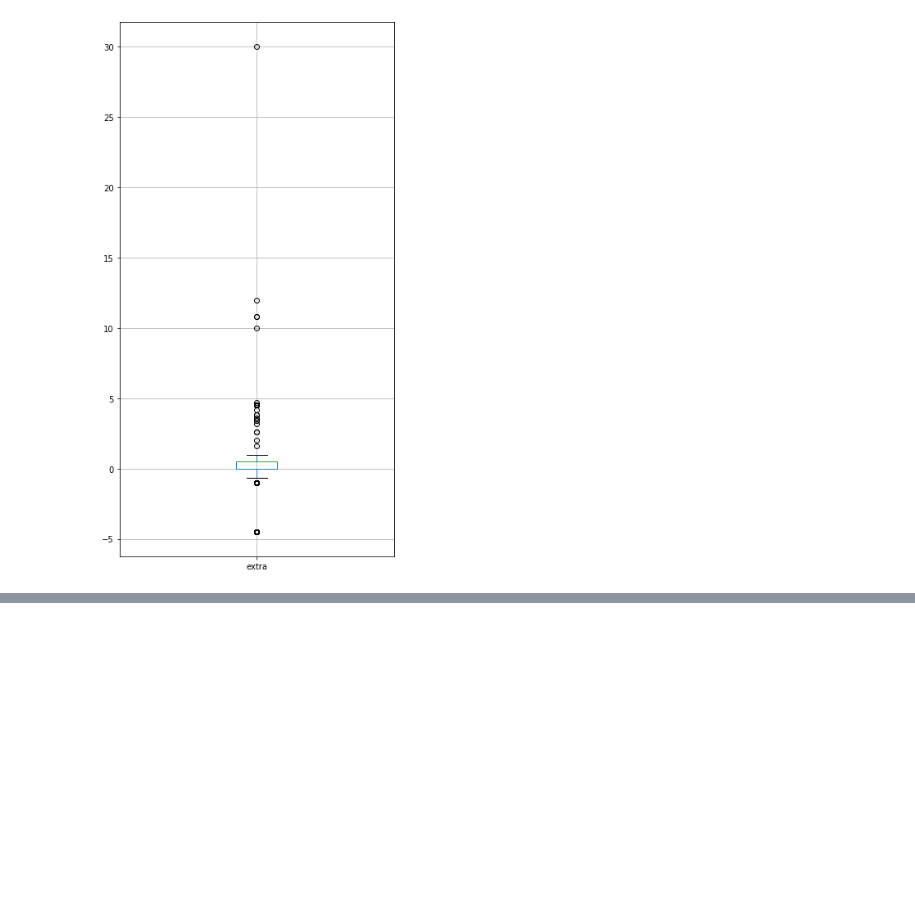
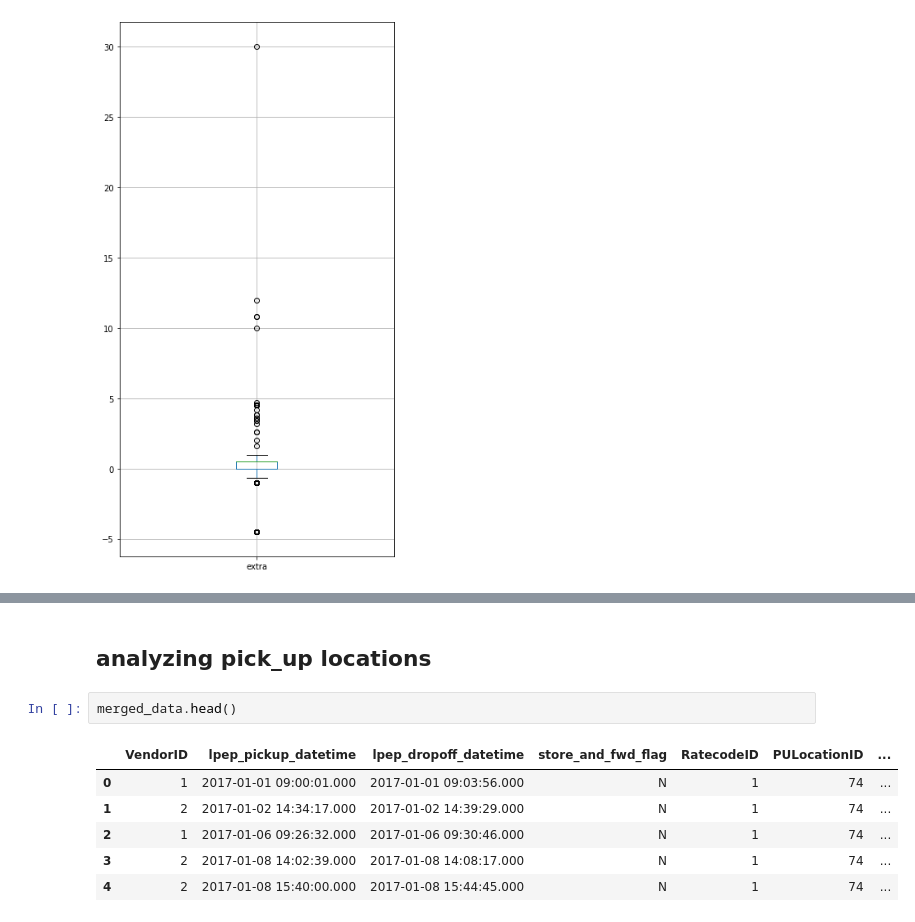
Before and after one commit to abdelrahmanbadoaayad/NYC_TAXI_ANALYSIS, a Jupyter notebook: NYC_taxi_2017.ipynb, the cells around one changed output, grey strips where cells are left out. Saved outputs shown, nothing was run; the diff lists cells and outputs as text; blank space fills up the shorter version.

```diff
--- a/NYC_taxi_2017.ipynb
+++ b/NYC_taxi_2017.ipynb
@@ -549,0 +540,11 @@ data[data["tolls_amount"]==7999.92]
+# %% [markdown]
+## analyzing pick_up locations
+# %%
+merged_data.head()
+# %% [output]
+|  | VendorID | lpep_pickup_datetime | lpep_dropoff_datetime | store_and_fwd_flag | RatecodeID | PULocationID | ... |
+| 0 | 1 | 2017-01-01 09:00:01.000 | 2017-01-01 09:03:56.000 | N | 1 | 74 | ... |
+| 1 | 2 | 2017-01-02 14:34:17.000 | 2017-01-02 14:39:29.000 | N | 1 | 74 | ... |
+| 2 | 1 | 2017-01-06 09:26:32.000 | 2017-01-06 09:30:46.000 | N | 1 | 74 | ... |
+| 3 | 2 | 2017-01-08 14:02:39.000 | 2017-01-08 14:08:17.000 | N | 1 | 74 | ... |
+| 4 | 2 | 2017-01-08 15:40:00.000 | 2017-01-08 15:44:45.000 | N | 1 | 74 | ... |
```
Also changed, not shown: parts of 33 cells of this notebook.
